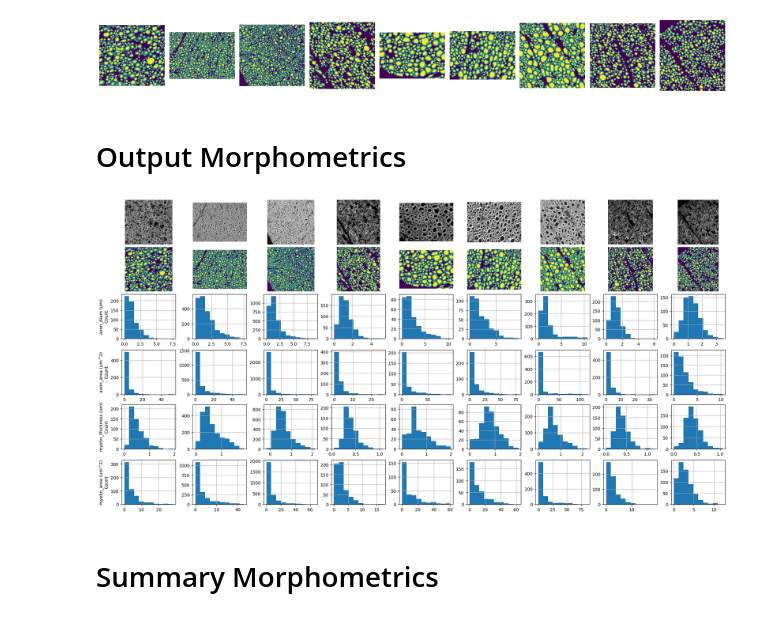
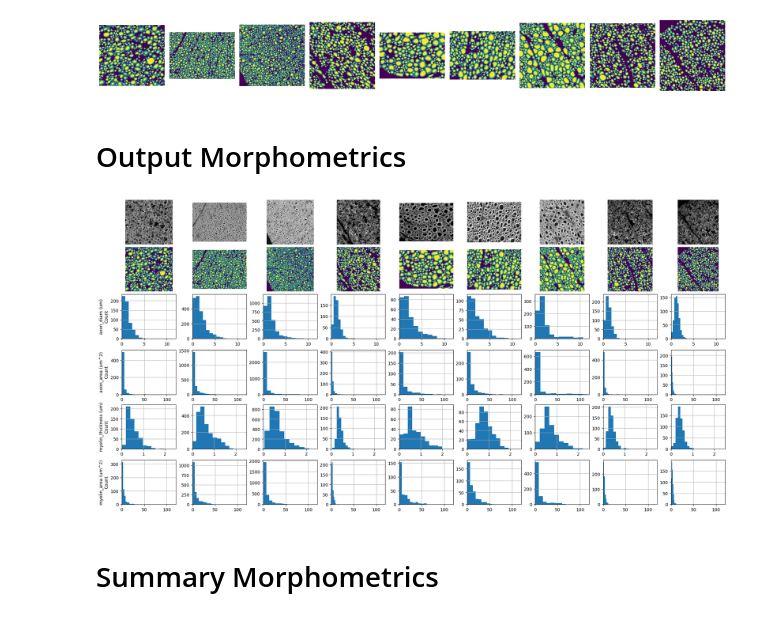
Before and after one commit to wvangeit/dakopt_examples, a Jupyter notebook: axonds1/notebook/AxonDeepSeg.ipynb, the cells around one changed output. Cells and saved outputs as stored; diff of their text form; code cells hidden in the pictures.

```diff
--- a/axonds1/notebook/AxonDeepSeg.ipynb
+++ b/axonds1/notebook/AxonDeepSeg.ipynb
@@ -140,31 +128,37 @@ requested_morphometrics = ['axon_diam (um)', 'axon_area (um^2)', 'myelin_thickne
 # %%
 display(Markdown('# Output Morphometrics'))
 
 fig, axes = plt.subplots(len(requested_morphometrics)+2, len(map_outputs), squeeze=False, figsize=(20,2*len(requested_morphometrics)+2), layout="constrained")
 for i_axes, (map_output, input_image_path, ax) in enumerate(zip(map_outputs, input_images_paths, axes.transpose())):
     ax[0].imshow(mpimg.imread(input_image_path), cmap='gray')
     ax[0].axis('off')
     ax[0].autoscale(False)
 
     with zipfile.ZipFile(map_output['ProcessedImage']) as output_zip:
         processed_filename = f'{input_image_path.stem}_seg-axonmyelin{input_image_path.suffix}'
         with output_zip.open(processed_filename) as image_file:
             ax[1].imshow(mpimg.imread(image_file))
             ax[1].axis('off')
             ax[1].autoscale(False)
 
     morphometrics_file = map_output['Morphometrics']
     morphometrics = pandas.read_csv(morphometrics_file)
     for i_ax, requested_morphometric in enumerate(requested_morphometrics, 2):
         morphometrics.hist(column=requested_morphometric, ax=ax[i_ax])
         if i_axes == 0:
             ax[i_ax].set_ylabel(f'{requested_morphometric}\nCount')
         ax[i_ax].set_title('')
+        if 'diam' in requested_morphometric:
+            ax[i_ax].set_xlim(0,12)
+        elif 'thickness' in requested_morphometric:
+            ax[i_ax].set_xlim(0,2.5)
+        elif 'area' in requested_morphometric:
+            ax[i_ax].set_xlim(0,120)
 
 plt.show()
 # %% [output]
 # Output Morphometrics
-[figure, old version]
+[figure, new version]
 # %%
 display(Markdown('# Summary Morphometrics'))
 
```
Also changed, not shown: parts of 5 cells of this notebook, 2 other files.
